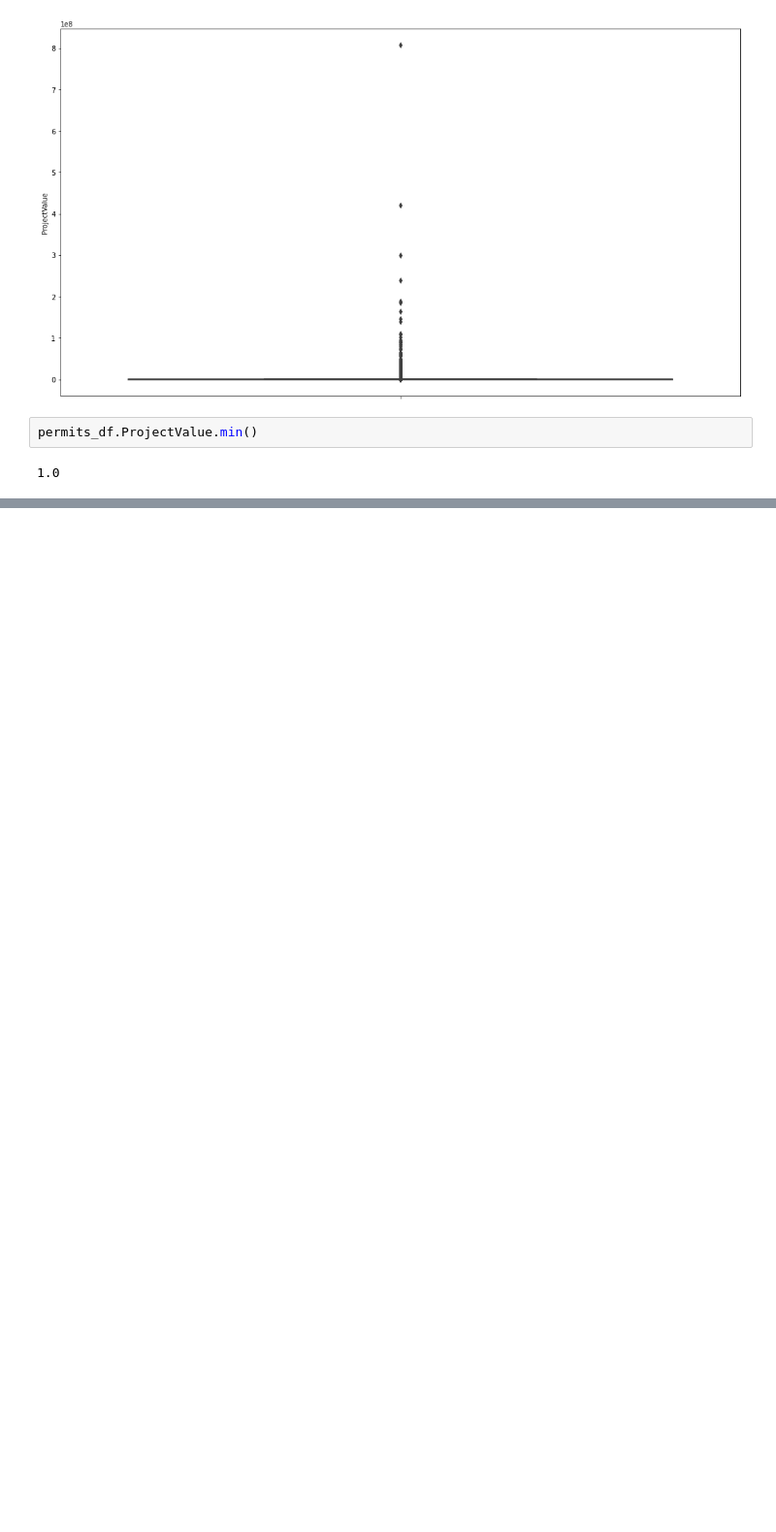
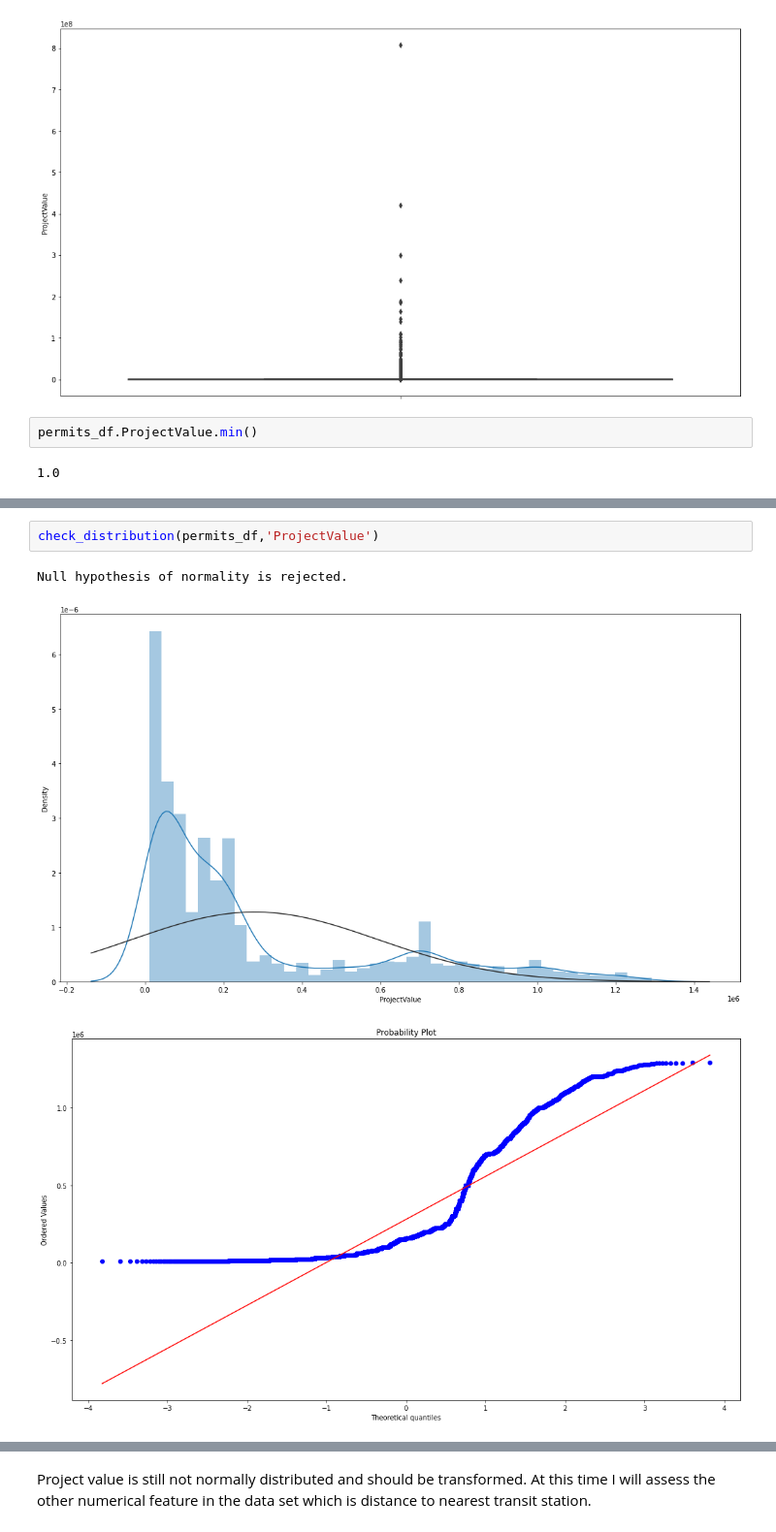
Before and after one commit to RoryAJames/CIND-820, a Jupyter notebook: CIND.ipynb, the cells around one changed output, grey strips where cells are left out. Shown: that part at 97% size. Cells and saved outputs as stored; diff of their text form; blank space fills up the shorter version.

```diff
--- a/CIND.ipynb
+++ b/CIND.ipynb
@@ -547,0 +573,6 @@ permits_df.ProjectValue.min()
+# %%
+check_distribution(permits_df,'ProjectValue')
+# %% [output]
+Null hypothesis of normality is rejected.
+[figure, added]
+[figure, added]
@@ -547,0 +580,2 @@ permits_df.ProjectValue.min()
+# %% [markdown]
+Project value is still not normally distributed and should be transformed. At this time I will assess the other numerical feature in the data set which is distance to nearest transit station.
```
Also changed, not shown: parts of 27 cells of this notebook.
